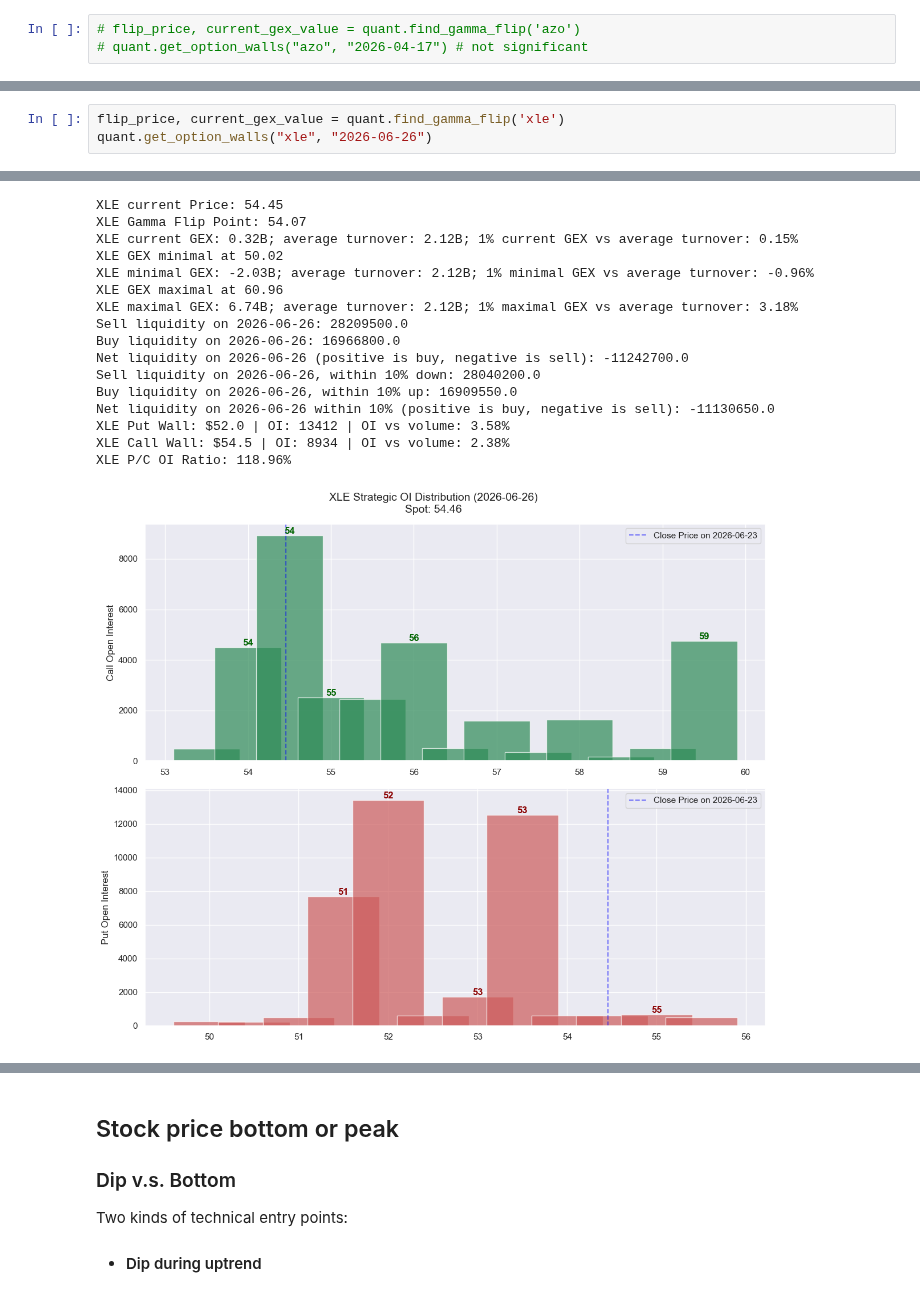
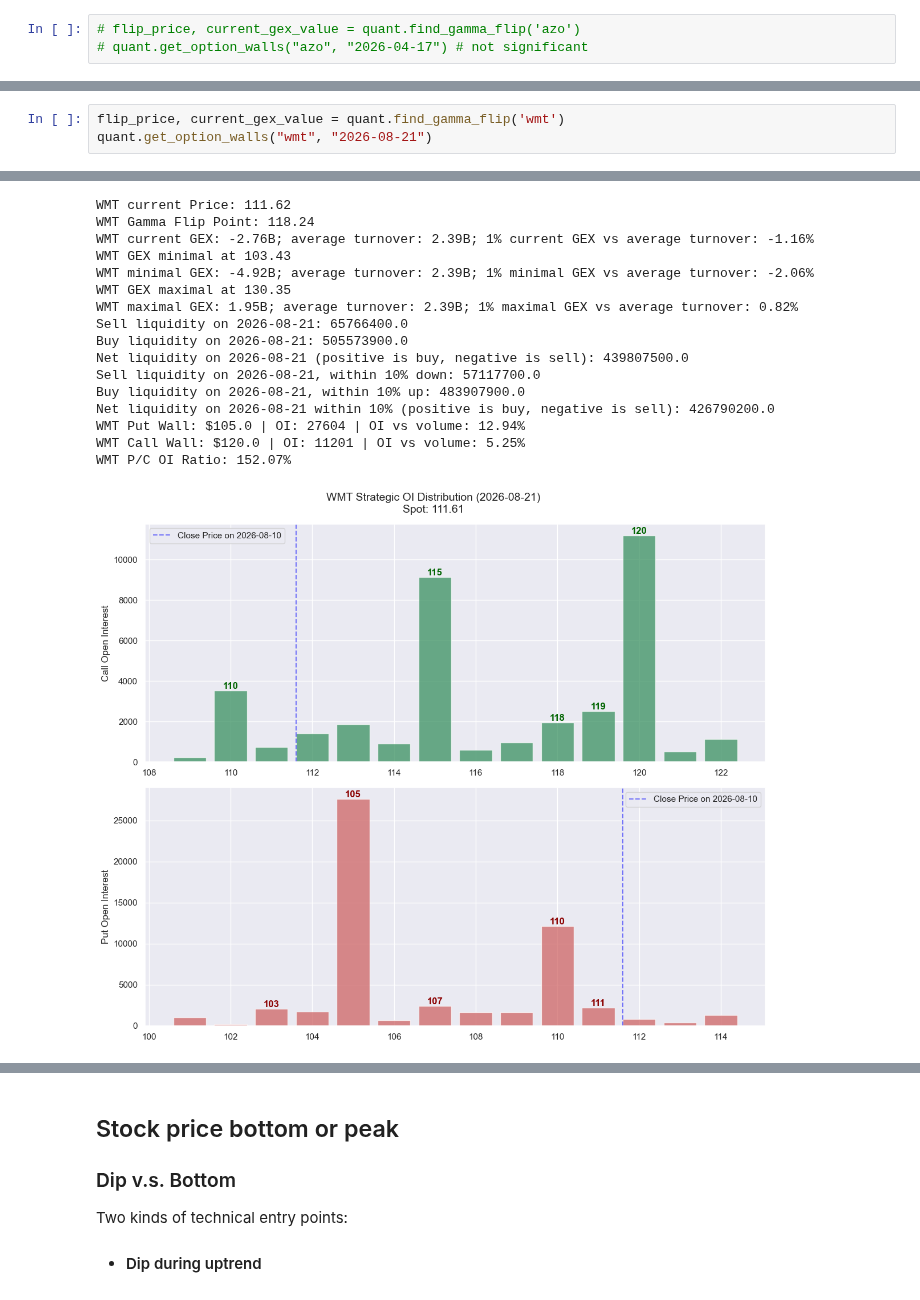
Before and after one commit to Yuchen-Peng/trading_strategy, a Jupyter notebook: notebooks/Quantitative_model.ipynb, the cells around one changed output, grey strips where cells are left out. Saved outputs shown, nothing was run; the diff lists cells and outputs as text.

```diff
--- a/notebooks/Quantitative_model.ipynb
+++ b/notebooks/Quantitative_model.ipynb
@@ -335,4 +278,4 @@ AAPL P/C OI Ratio: 41.37%
 # %%
-flip_price, current_gex_value = quant.find_gamma_flip('xle')
-quant.get_option_walls("xle", "2026-06-26")
+flip_price, current_gex_value = quant.find_gamma_flip('wmt')
+quant.get_option_walls("wmt", "2026-08-21")
 # %% [output]
@@ -340,17 +283,17 @@ quant.get_option_walls("xle", "2026-06-26")
-XLE current Price: 54.45
-XLE Gamma Flip Point: 54.07
-XLE current GEX: 0.32B; average turnover: 2.12B; 1% current GEX vs average turnover: 0.15%
-XLE GEX minimal at 50.02
-XLE minimal GEX: -2.03B; average turnover: 2.12B; 1% minimal GEX vs average turnover: -0.96%
-XLE GEX maximal at 60.96
-XLE maximal GEX: 6.74B; average turnover: 2.12B; 1% maximal GEX vs average turnover: 3.18%
-Sell liquidity on 2026-06-26: 28209500.0
-Buy liquidity on 2026-06-26: 16966800.0
-Net liquidity on 2026-06-26 (positive is buy, negative is sell): -11242700.0
-Sell liquidity on 2026-06-26, within 10% down: 28040200.0
-Buy liquidity on 2026-06-26, within 10% up: 16909550.0
-Net liquidity on 2026-06-26 within 10% (positive is buy, negative is sell): -11130650.0
-XLE Put Wall: $52.0 | OI: 13412 | OI vs volume: 3.58%
-XLE Call Wall: $54.5 | OI: 8934 | OI vs volume: 2.38%
-XLE P/C OI Ratio: 118.96%
+WMT current Price: 111.62
+WMT Gamma Flip Point: 118.24
+WMT current GEX: -2.76B; average turnover: 2.39B; 1% current GEX vs average turnover: -1.16%
+WMT GEX minimal at 103.43
+WMT minimal GEX: -4.92B; average turnover: 2.39B; 1% minimal GEX vs average turnover: -2.06%
+WMT GEX maximal at 130.35
+WMT maximal GEX: 1.95B; average turnover: 2.39B; 1% maximal GEX vs average turnover: 0.82%
+Sell liquidity on 2026-08-21: 65766400.0
+Buy liquidity on 2026-08-21: 505573900.0
+Net liquidity on 2026-08-21 (positive is buy, negative is sell): 439807500.0
+Sell liquidity on 2026-08-21, within 10% down: 57117700.0
+Buy liquidity on 2026-08-21, within 10% up: 483907900.0
+Net liquidity on 2026-08-21 within 10% (positive is buy, negative is sell): 426790200.0
+WMT Put Wall: $105.0 | OI: 27604 | OI vs volume: 12.94%
+WMT Call Wall: $120.0 | OI: 11201 | OI vs volume: 5.25%
+WMT P/C OI Ratio: 152.07%
-[figure, old version]
+[figure, new version]
```
Also changed, not shown: parts of 115 cells of this notebook, 4 other files.
